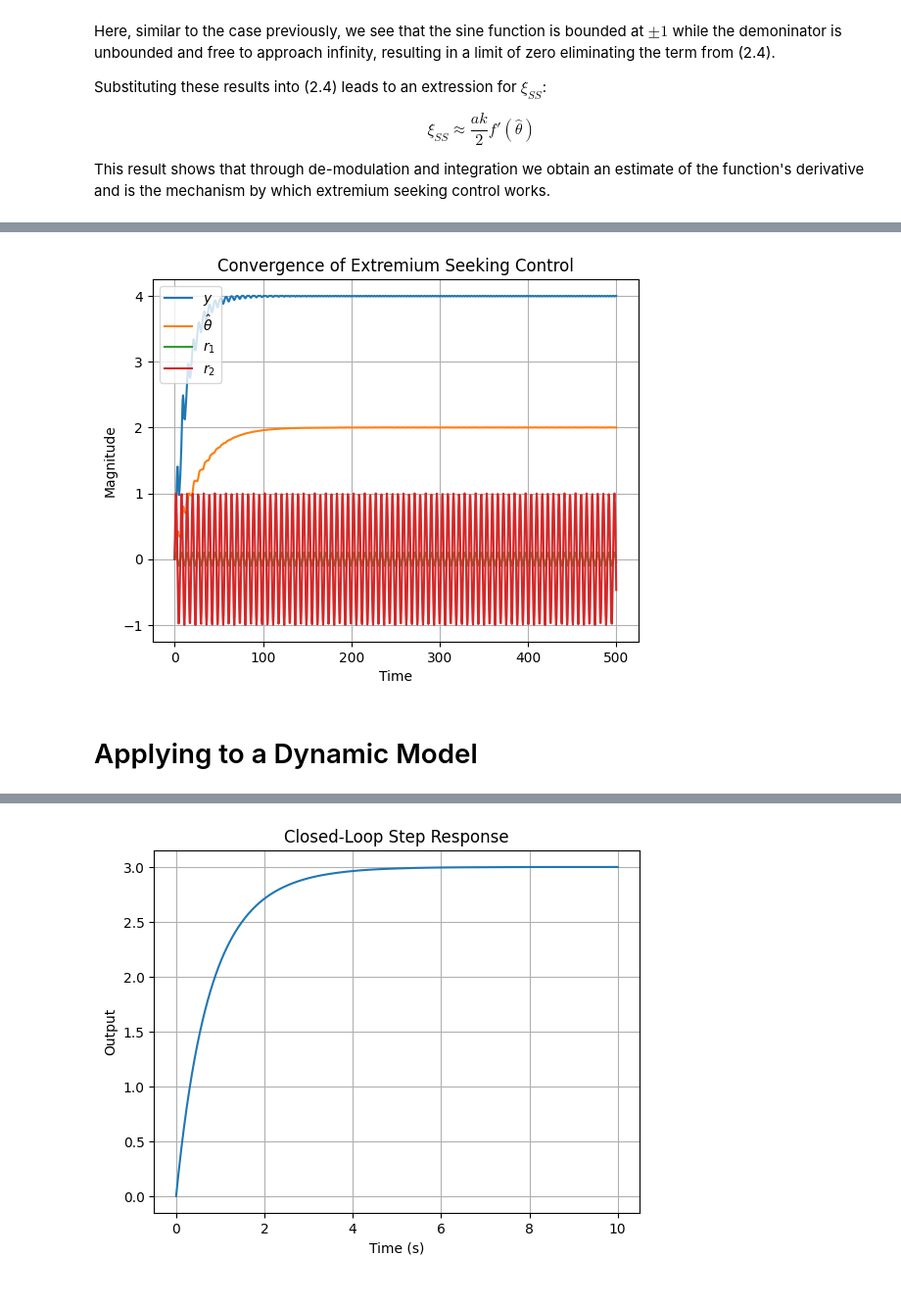
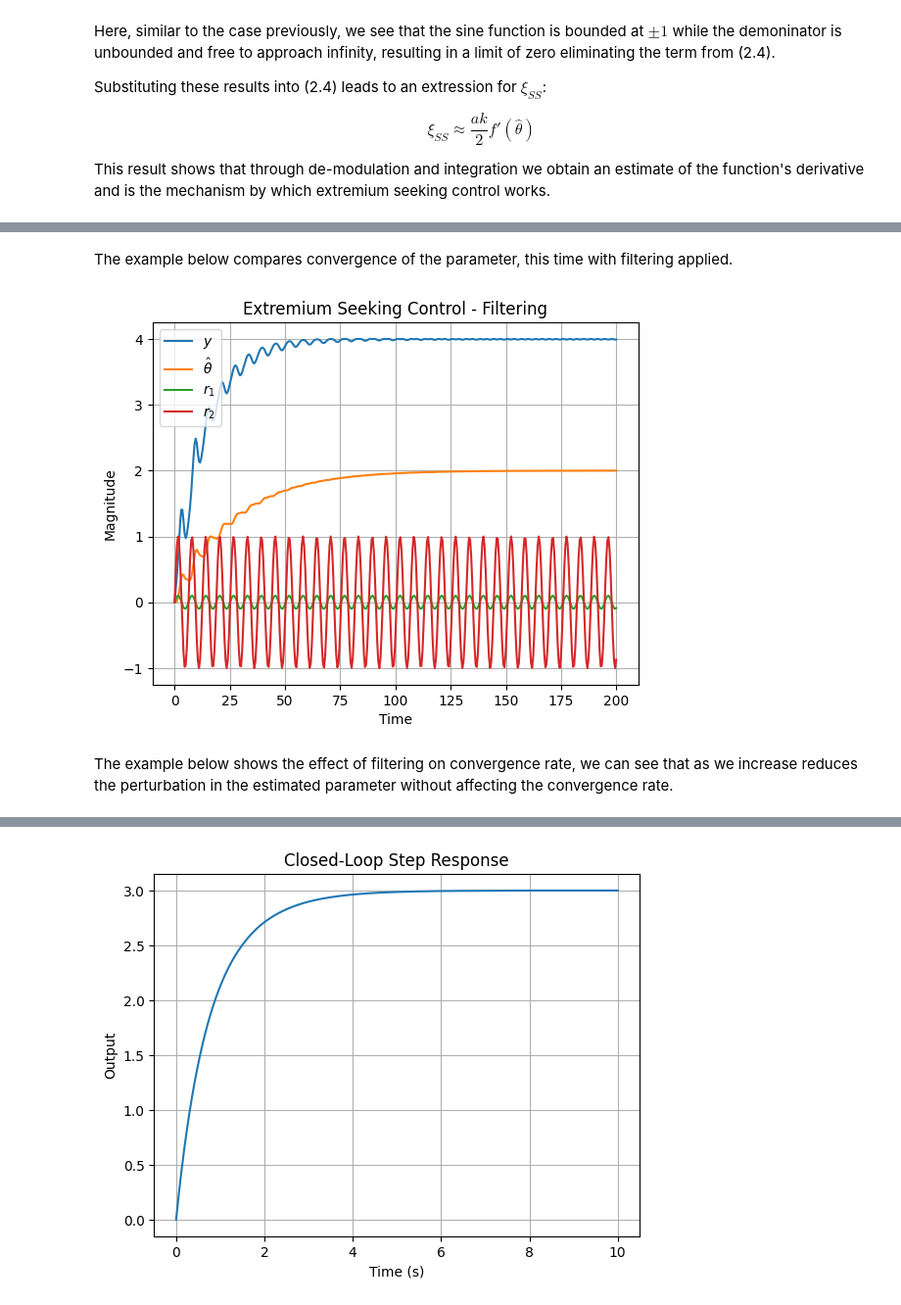
Before and after one commit to bott-j/extremium-seeking-control, a Jupyter notebook: extremium-seeking.ipynb, the cells around one changed output, grey strips where cells are left out. Shown at 98% size. Drawn from its saved outputs; the diff is of its cells as text; code cells hidden in the pictures.

Commit message:
Update filtering plots.

```diff
--- a/extremium-seeking.ipynb
+++ b/extremium-seeking.ipynb
@@ -255,0 +315,32 @@ The removal of periodic signals presenting to the integration stage greatly redu
+# %%
+# Time vector
+t = np.linspace(0, 150, 3000)
+
+# Input vector
+r1 = a*np.sin(omega*t)
+r2 = np.sin(omega*t)
+r = np.array([r1,r2])
+
+# Plot the response
+plt.figure()
+
+# For each k
+for k in [0.05, 0.1, 0.2 , 0.5]:
+
+    # Re-create parameter update block
+    gain_sys = ct.tf([k],[1]) # Create a gain block
+    update_sys = ct.series(integrator_sys, gain_sys, inputs='y3', outputs='theta_hat')
+
+    # Re-create the connected system
+    T = ct.interconnect([f_sys, update_sys, modulation_sys, demodulation_sys], inputs=['r1', 'r2'], outputs=['y','theta_hat'])
+
+    # Calculate response to input
+    response = ct.input_output_response(T, t, r, solve_ivp_method = "Radau")
+
+    plt.plot(response.time, response.outputs[1], label="$\\hat{\\theta}$" + f", k={k}")
+
+plt.legend()
+plt.xlabel("Time")
+plt.ylabel("Magnitude")
+plt.title("Effect of Learning Rate on Convergence")
+plt.grid()
@@ -256,3 +349,5 @@ The removal of periodic signals presenting to the integration stage greatly redu
+# %% [markdown]
+The example below compares convergence of the parameter, this time with filtering applied.
 # %%
 # Parameters
 omega = 1 # Should be within pass-band of both filters
@@ -288,35 +383,35 @@ def multiply_upd(t, x, u, params):
 def multiply_out(t, x, u, params):
     return u[0]*u[1]
 demodulation_sys = ct.nlsys(multiply_upd, multiply_out, states='x', inputs=['y2', 'r2'], outputs='y3')
 
 d1 = ct.tf([1],[1,0], inputs=['y'], outputs=['theta']) # Create an integrator
 d2 = ct.tf([1],[1,0], inputs=['theta'], outputs=['y']) # Create an integrator
 
 T = ct.interconnect([f_sys, update_sys, modulation_sys, highpass_sys, demodulation_sys], inputs=['r1', 'r2'], outputs=['y','theta_hat'])
 
 # Time vector
-t = np.linspace(0, 500, 1000)
+t = np.linspace(0, 200, 400)
 
 # Input vector
 r1 = a*np.sin(omega*t)
 r2 = np.sin(omega*t)
 r = np.array([r1,r2])
 
 # Calculate response to input
 response = ct.input_output_response(T, t, r)
 
 # Plot the response
 plt.figure()
 plt.plot(response.time, response.outputs[0], label="$y$")
 plt.plot(response.time, response.outputs[1], label="$\\hat{\\theta}$")
 plt.plot(response.time, response.inputs[0], label="$r_1$")
 plt.plot(response.time, response.inputs[1], label="$r_2$")
 plt.legend()
 plt.xlabel("Time")
 plt.ylabel("Magnitude")
-plt.title("Convergence of Extremium Seeking Control")
+plt.title("Extremium Seeking Control - Filtering")
 plt.grid()
 # %% [output]
-[figure, old version]
+[figure, new version]
-# %% [markdown]
-# Applying to a Dynamic Model
+# %% [markdown]
+The example below shows the effect of filtering on convergence rate, we can see that as we increase reduces the perturbation in the estimated parameter without affecting the convergence rate.
```
Also changed, not shown: parts of 7 cells of this notebook.
